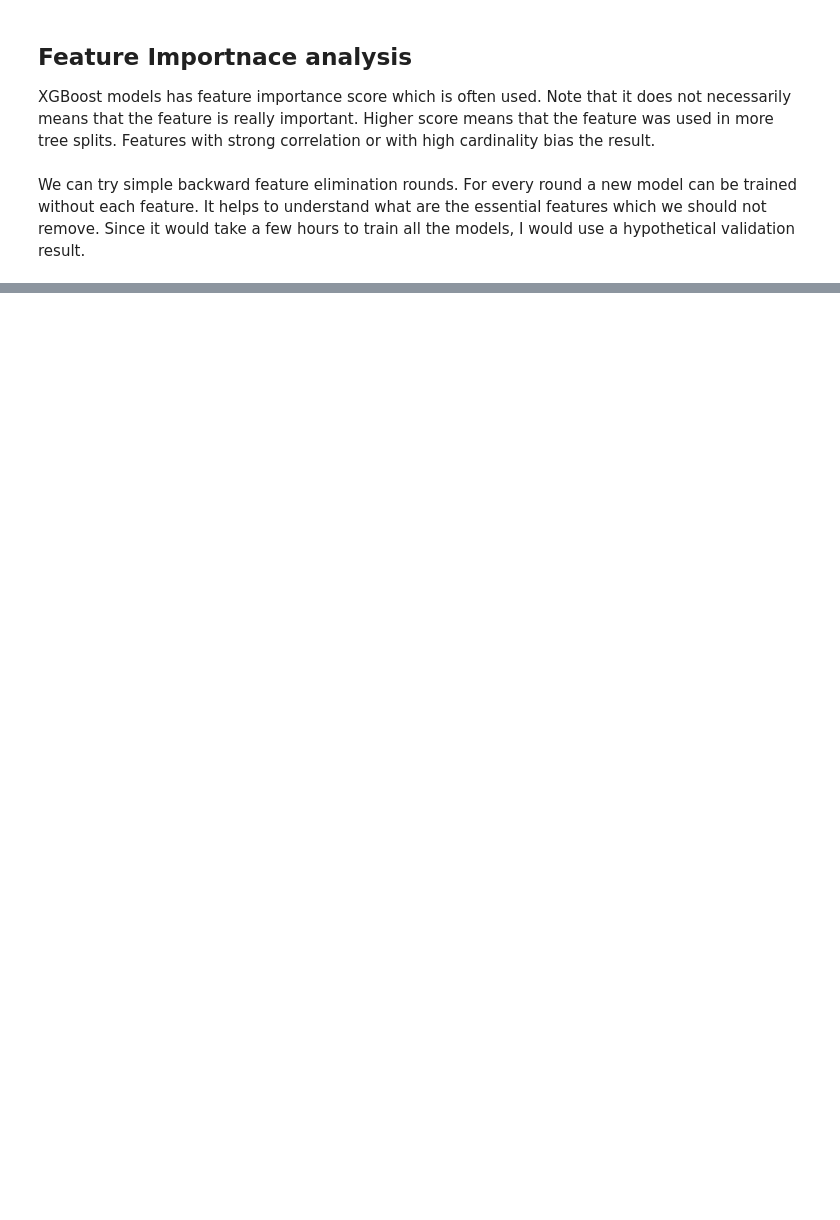
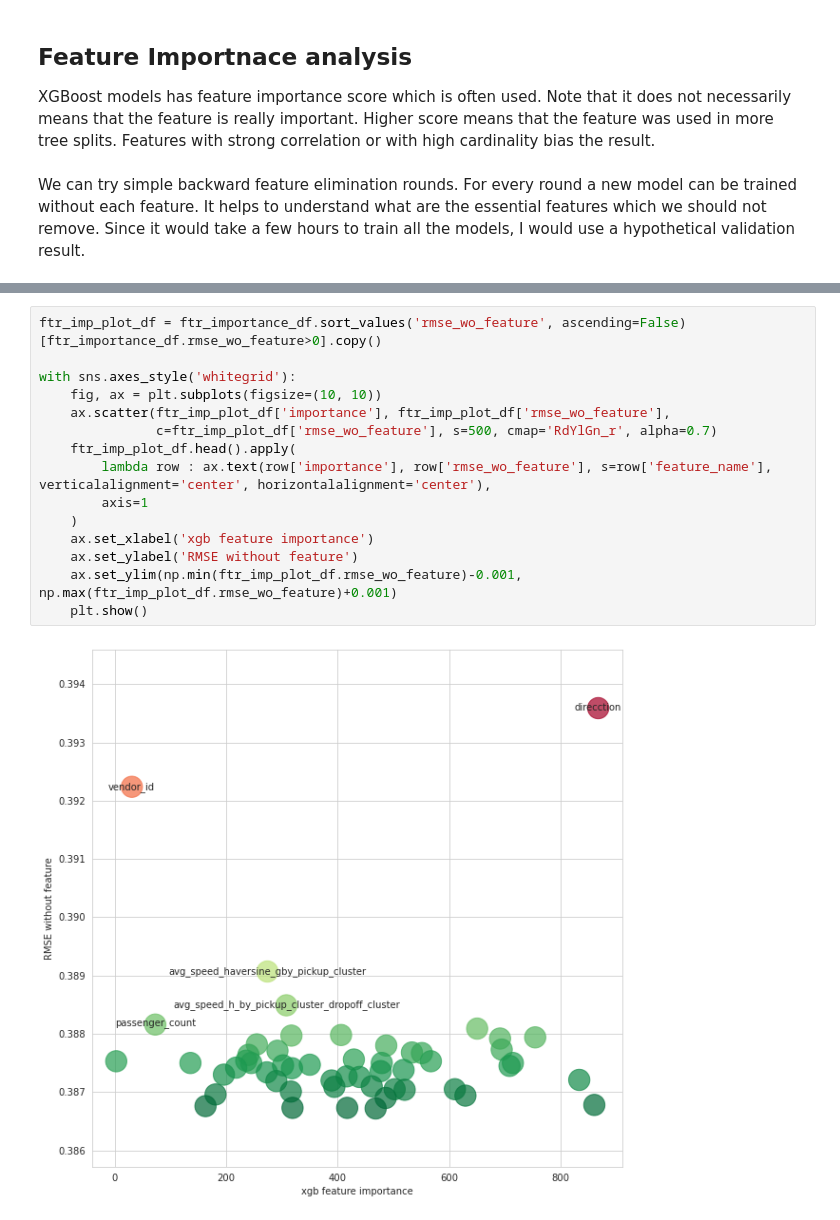
Before and after one commit to sam351/competitions, a Jupyter notebook: kaggle_NY-taxi/200625_NY-taxi_study-03_from-EDA-to-the-Top.ipynb, the cells around one changed output, grey strips where cells are left out. Drawn from its saved outputs; the diff is of its cells as text; blank space fills up the shorter version.

Commit message:
Modify 200625_NY-taxi_study-03_from-EDA-to-the-Top.ipynb
- Add Feature Importnace analysis - Feature Importnace Plot

```diff
--- a/kaggle_NY-taxi/200625_NY-taxi_study-03_from-EDA-to-the-Top.ipynb
+++ b/kaggle_NY-taxi/200625_NY-taxi_study-03_from-EDA-to-the-Top.ipynb
@@ -662,0 +670,17 @@ pd.concat([ftr_importance_df.head(3), ftr_importance_df.tail(3)])
+# %%
+ftr_imp_plot_df = ftr_importance_df.sort_values('rmse_wo_feature', ascending=False)[ftr_importance_df.rmse_wo_feature>0].copy()
+
+with sns.axes_style('whitegrid'):
+    fig, ax = plt.subplots(figsize=(10, 10))
+    ax.scatter(ftr_imp_plot_df['importance'], ftr_imp_plot_df['rmse_wo_feature'],
+               c=ftr_imp_plot_df['rmse_wo_feature'], s=500, cmap='RdYlGn_r', alpha=0.7)
+    ftr_imp_plot_df.head().apply(
+        lambda row : ax.text(row['importance'], row['rmse_wo_feature'], s=row['feature_name'], verticalalignment='center', horizontalalignment='center'),
+        axis=1
+    )
+    ax.set_xlabel('xgb feature importance')
+    ax.set_ylabel('RMSE without feature')
+    ax.set_ylim(np.min(ftr_imp_plot_df.rmse_wo_feature)-0.001, np.max(ftr_imp_plot_df.rmse_wo_feature)+0.001)
+    plt.show()
+# %% [output]
+[figure, added]
```
Also changed, not shown: parts of 10 cells of this notebook.
